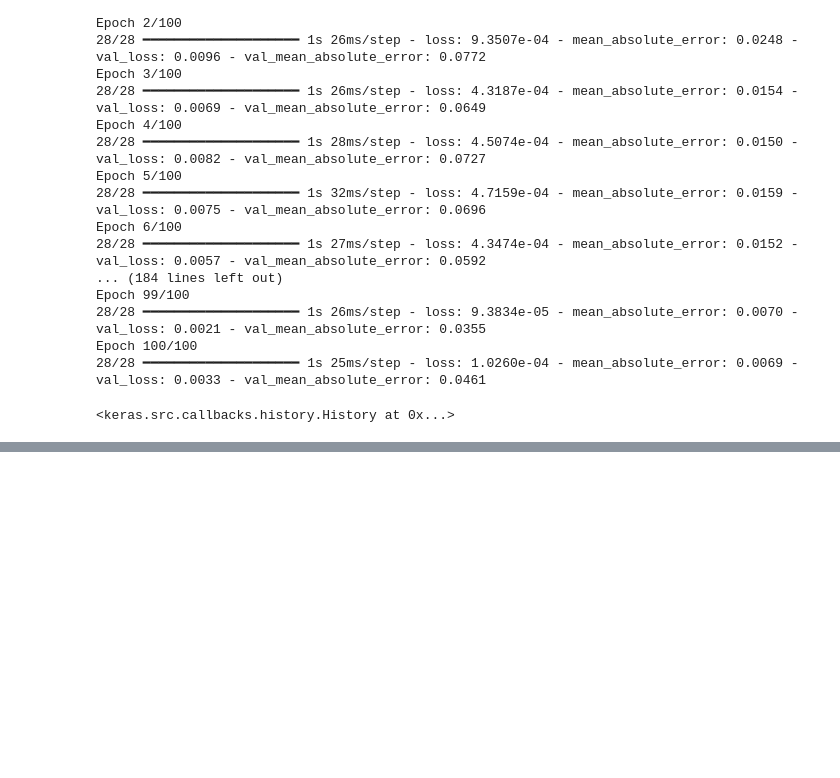
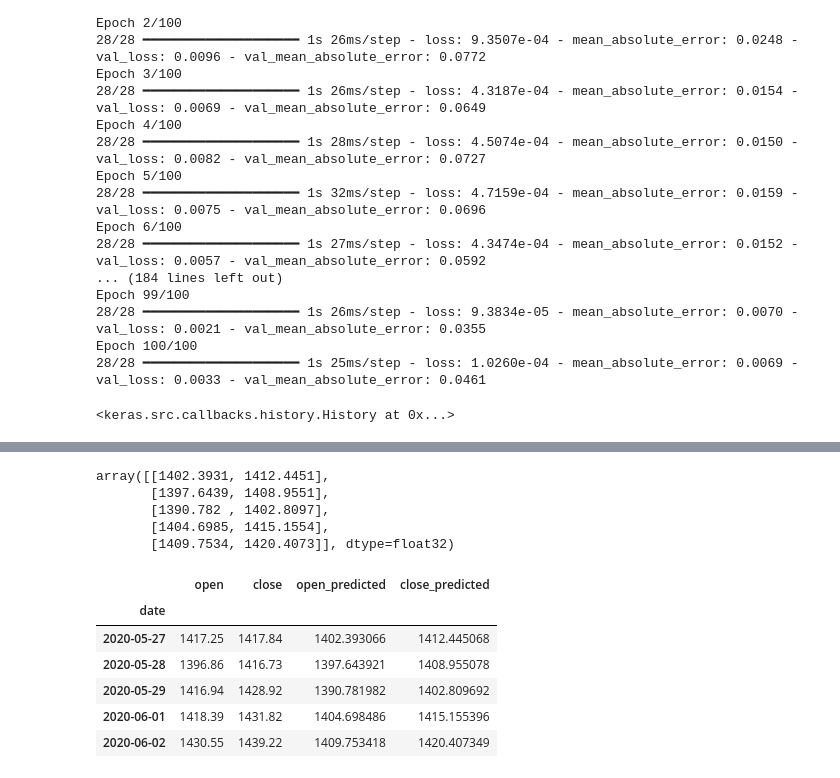
Before and after one commit to ronitmalvi/Attention-is-all-you-need, a Jupyter notebook: app.ipynb, the cells around one changed output, grey strips where cells are left out. Cells and saved outputs as stored; diff of their text form; code cells hidden in the pictures; blank space fills up the shorter version.

```diff
--- a/app.ipynb
+++ b/app.ipynb
@@ -249,0 +263,10 @@ Epoch 100/100
+# %%
+# Inversing normalization/scaling on predicted data
+test_inverse_predicted = MMS.inverse_transform(test_predicted)
+test_inverse_predicted[:5]
+# %% [output]
+array([[1402.3931, 1412.4451],
+       [1397.6439, 1408.9551],
+       [1390.782 , 1402.8097],
+       [1404.6985, 1415.1554],
+       [1409.7534, 1420.4073]], dtype=float32)
@@ -249,0 +278,12 @@ Epoch 100/100
+# %%
+# Inversing normalization/scaling
+df_merge[['open','close']] = MMS.inverse_transform(df_merge[['open','close']])
+df_merge.head()
+# %% [output]
+|  | open | close | open_predicted | close_predicted |
+| date |  |  |  |  |
+| 2020-05-27 | 1417.25 | 1417.84 | 1402.393066 | 1412.445068 |
+| 2020-05-28 | 1396.86 | 1416.73 | 1397.643921 | 1408.955078 |
+| 2020-05-29 | 1416.94 | 1428.92 | 1390.781982 | 1402.809692 |
+| 2020-06-01 | 1418.39 | 1431.82 | 1404.698486 | 1415.155396 |
+| 2020-06-02 | 1430.55 | 1439.22 | 1409.753418 | 1420.407349 |
```
Also changed, not shown: parts of 5 cells of this notebook.
